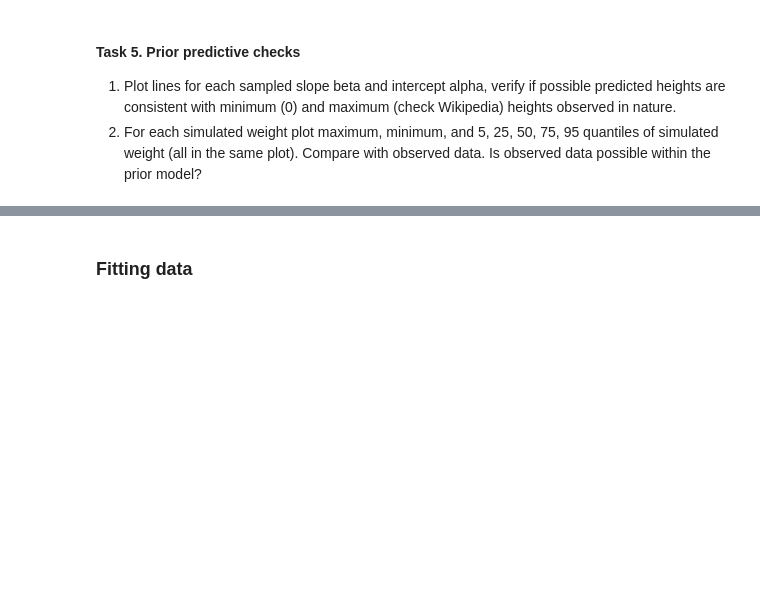
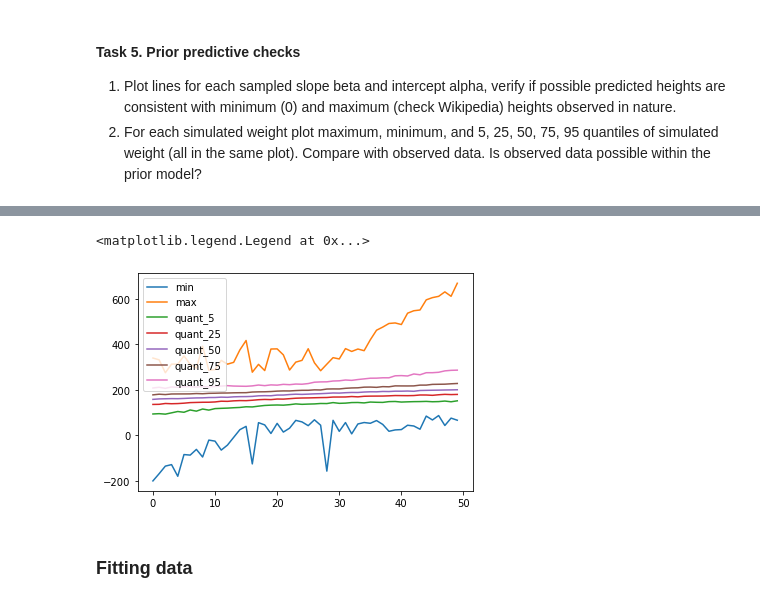
Before and after one commit to eskowio/AGH_Data_Analytics, a Jupyter notebook: Lab4/lab4.ipynb, the cells around one changed output, grey strips where cells are left out. Drawn from its saved outputs; the diff is of its cells as text; code cells hidden in the pictures; blank space fills up the shorter version.

```diff
--- a/Lab4/lab4.ipynb
+++ b/Lab4/lab4.ipynb
@@ -97,3 +234,37 @@ sim=model_ppc.sample(data=data_sim,
+# %%
+height_columns = sim.draws_pd()
+height_columns = height_columns.loc[:, 'height[1]':]
+
+min_weights = []
+max_weights = []
+quant_5 = []
+quant_25 = []
+quant_50 = []
+quant_75 = []
+quant_95 = []
+
+
+for column in height_columns:
+
+    min_weights.append(min(height_columns[column]))
+    max_weights.append(max(height_columns[column]))
+    quant_5.append(height_columns[column].quantile(.05))
+    quant_25.append(height_columns[column].quantile(.25))
+    quant_50.append(height_columns[column].quantile(.5))
+    quant_75.append(height_columns[column].quantile(.75))
+    quant_95.append(height_columns[column].quantile(.95))
+
+plt.plot(min_weights, label = 'min')
+plt.plot(max_weights, label = 'max')
+plt.plot(quant_5, label = 'quant_5')
+plt.plot(quant_25, label = 'quant_25')
+plt.plot(quant_50, label = 'quant_50')
+plt.plot(quant_75, label = 'quant_75')
+plt.plot(quant_95, label = 'quant_95')
+plt.legend()
+# %% [output]
+<matplotlib.legend.Legend at 0x...>
+[figure, added]
 # %% [markdown]
 ### Fitting data
 # %%
```
Also changed, not shown: parts of 17 cells of this notebook, 1 other file.
